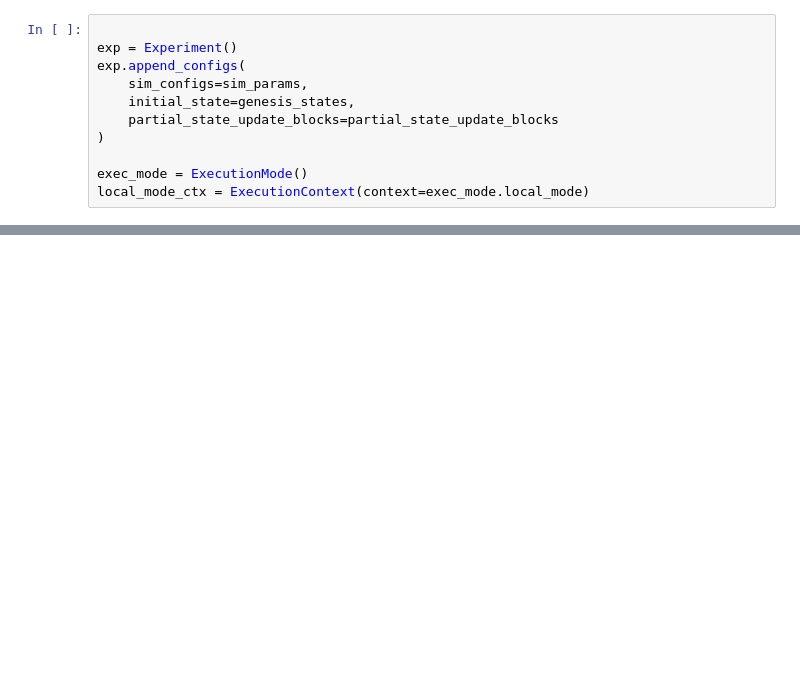
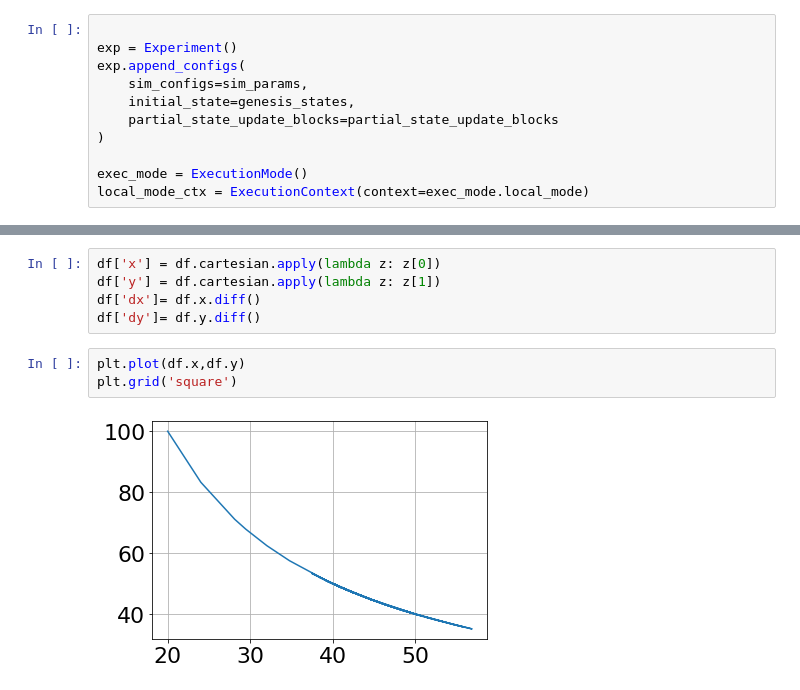
Before and after one commit to cadCAD-org/snippets, a Jupyter notebook: snippets/vectorfield.ipynb, the cells around one changed output, grey strips where cells are left out. Drawn from its saved outputs; the diff is of its cells as text; blank space fills up the shorter version.

Commit message:
revert to 0.4.27 added plots

```diff
--- a/snippets/vectorfield.ipynb
+++ b/snippets/vectorfield.ipynb
@@ -209,0 +210,10 @@ df.head()
+# %%
+df['x'] = df.cartesian.apply(lambda z: z[0])
+df['y'] = df.cartesian.apply(lambda z: z[1])
+df['dx']= df.x.diff()
+df['dy']= df.y.diff()
+# %%
+plt.plot(df.x,df.y)
+plt.grid('square')
+# %% [output]
+[figure, added]
```
Also changed, not shown: parts of 9 cells of this notebook, 1 other file.
